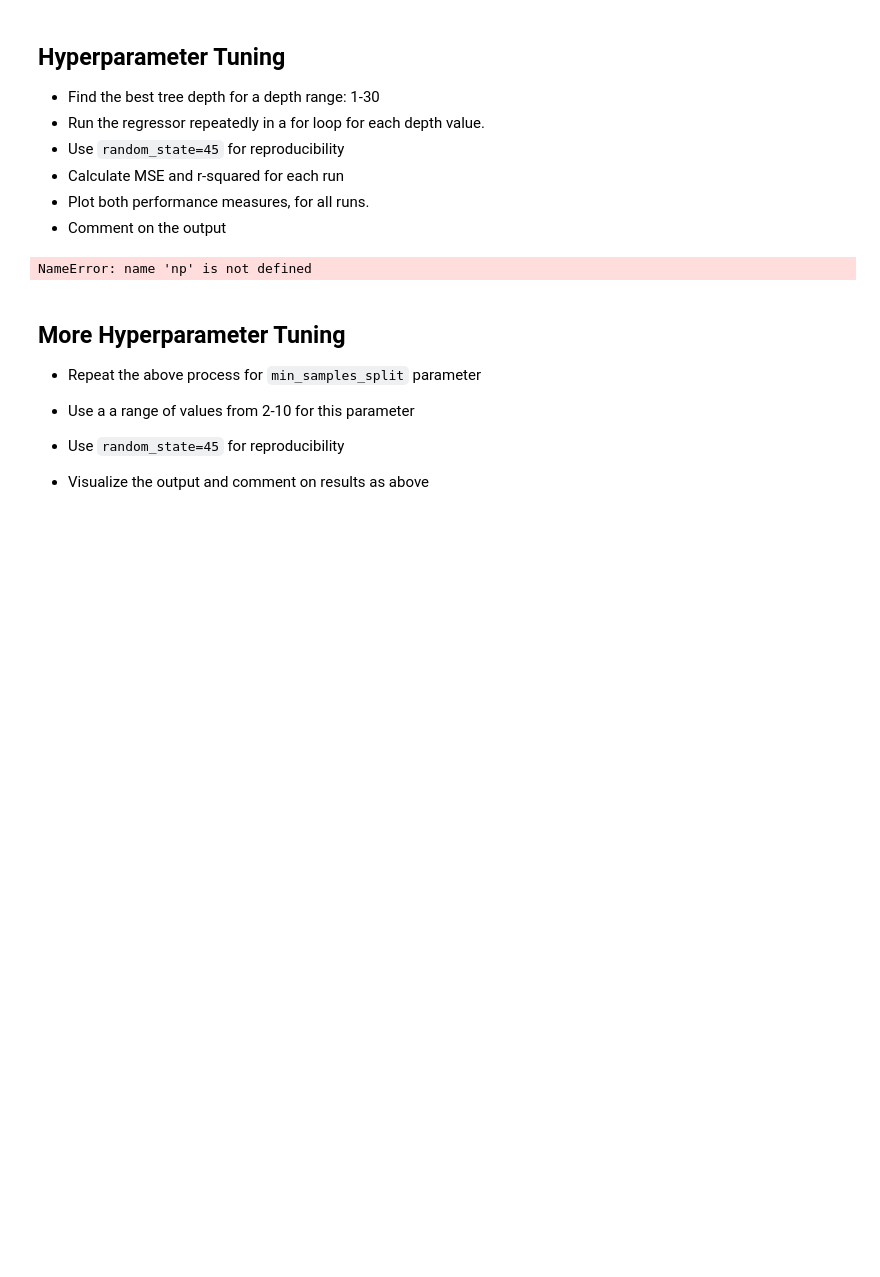
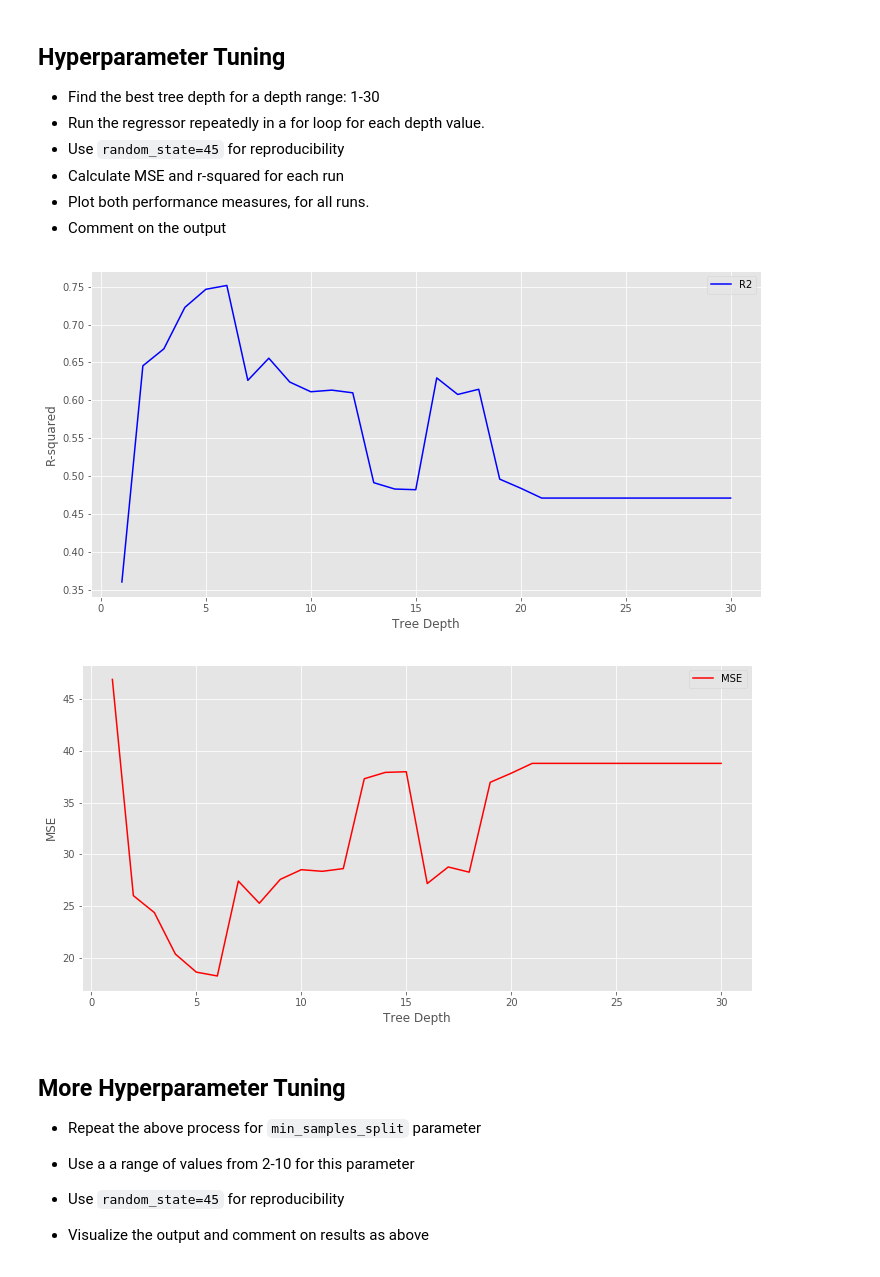
Before and after one commit to hiowatah/dsc-3-31-11-regression-trees-model-optimization-lab-nyc-ds-career-031119, a Jupyter notebook: index.ipynb, the cells around one changed output. Drawn from its saved outputs; the diff is of its cells as text; code cells hidden in the pictures; blank space fills up the shorter version.

```diff
--- a/index.ipynb
+++ b/index.ipynb
@@ -156,37 +156,38 @@ score[0], score[1]
 - Comment on the output
 # %%
 # Your code here
-impor
+import numpy as np
 import matplotlib.pyplot as plt
 plt.style.use('ggplot')
 
 # Identify the optimal tree depth for given data
 max_depths = np.linspace(1, 30, 30, endpoint=True)
 mse_results = []
 r2_results = []
 
 for max_depth in max_depths:
     regressor = DecisionTreeRegressor(max_depth=max_depth, random_state=45)
     regressor.fit(x_train, y_train)
     y_pred = regressor.predict(x_test)
     score = performance(y_test, y_pred)
     r2_results.append(score[0])
     mse_results.append(score[1])
 
 plt.figure(figsize=(12,6))
 plt.plot(max_depths, r2_results, 'b', label='R2')
 plt.xlabel('Tree Depth')
 plt.ylabel('R-squared')
 plt.legend()
 plt.show()
 plt.figure(figsize=(12,6))
 plt.plot(max_depths, mse_results, 'r', label='MSE')
 plt.xlabel('Tree Depth')
 plt.ylabel('MSE')
 plt.legend()
 plt.show()
 # %% [output]
-NameError: name 'np' is not defined
+[figure, added]
+[figure, added]
 # %%
 # Your observations here
 # %% [markdown]
```
